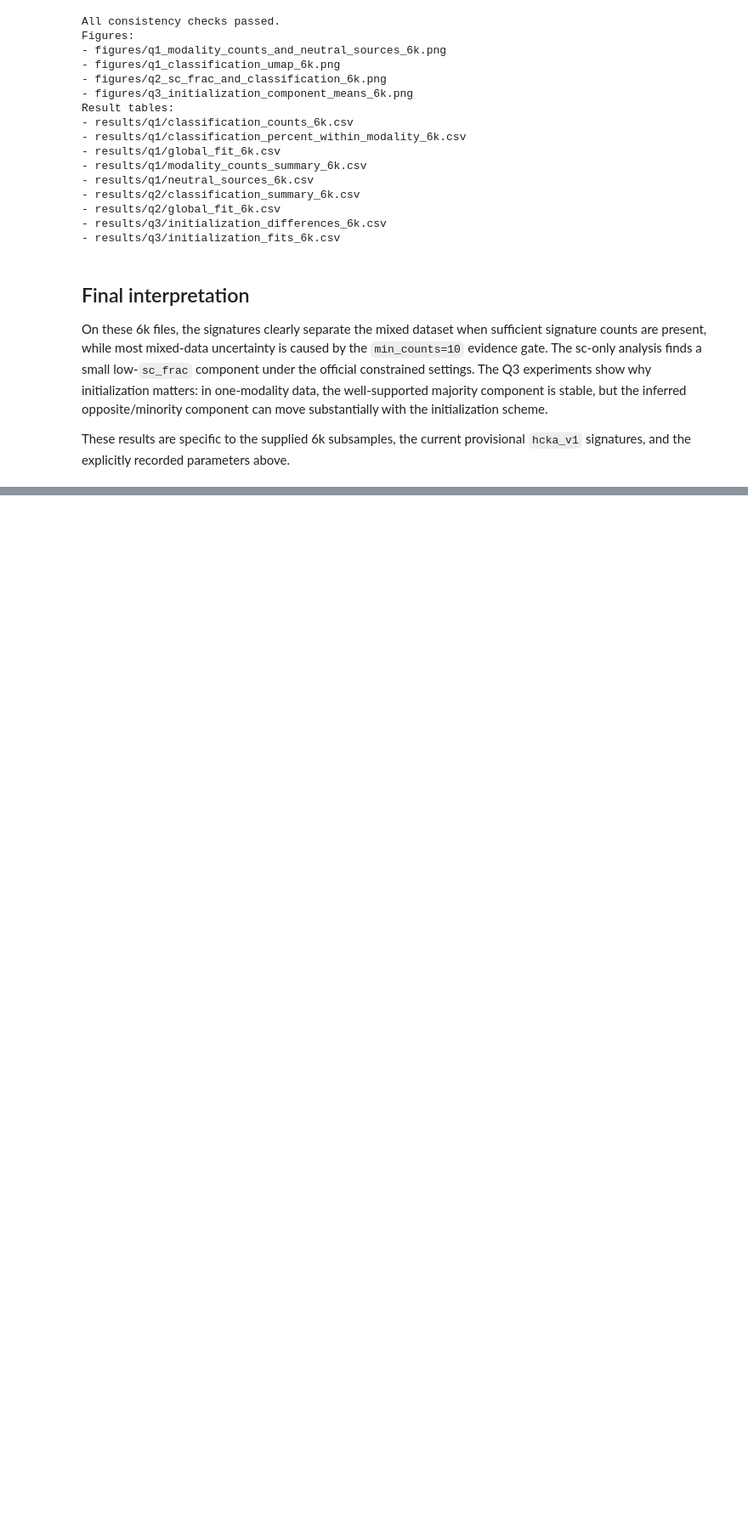
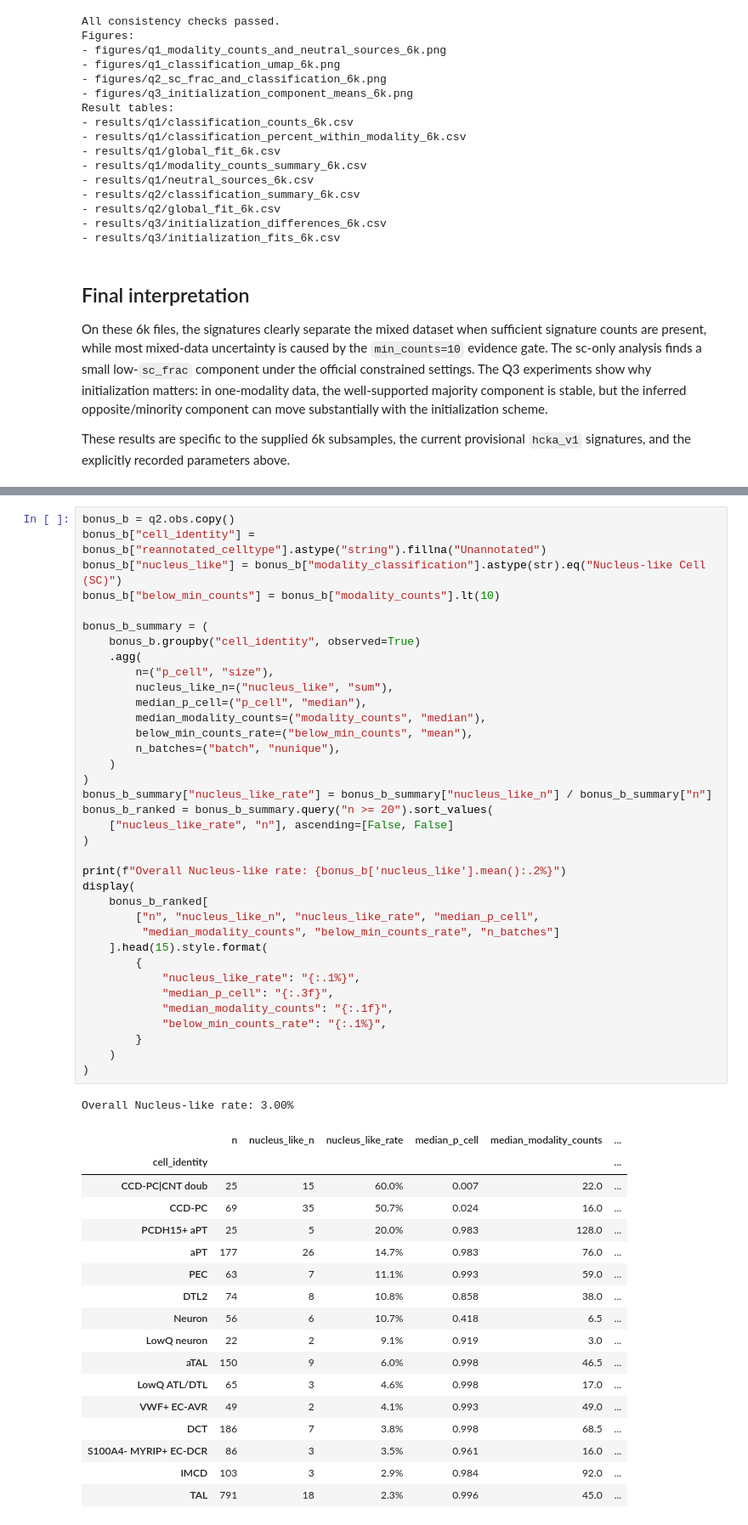
Before and after one commit to UnknownCreature0086/CellorNuc, a Jupyter notebook: notebook/CellorNuc_quiz_6k.ipynb, the cells around one changed output, grey strips where cells are left out. Shown at 85% size. Drawn from its saved outputs; the diff is of its cells as text; blank space fills up the shorter version.

```diff
--- a/notebook/CellorNuc_quiz_6k.ipynb
+++ b/notebook/CellorNuc_quiz_6k.ipynb
@@ -1255,0 +837,55 @@ Tables:
+# %%
+bonus_b = q2.obs.copy()
+bonus_b["cell_identity"] = bonus_b["reannotated_celltype"].astype("string").fillna("Unannotated")
+bonus_b["nucleus_like"] = bonus_b["modality_classification"].astype(str).eq("Nucleus-like Cell (SC)")
+bonus_b["below_min_counts"] = bonus_b["modality_counts"].lt(10)
+
+bonus_b_summary = (
+    bonus_b.groupby("cell_identity", observed=True)
+    .agg(
+        n=("p_cell", "size"),
+        nucleus_like_n=("nucleus_like", "sum"),
+        median_p_cell=("p_cell", "median"),
+        median_modality_counts=("modality_counts", "median"),
+        below_min_counts_rate=("below_min_counts", "mean"),
+        n_batches=("batch", "nunique"),
+    )
+)
+bonus_b_summary["nucleus_like_rate"] = bonus_b_summary["nucleus_like_n"] / bonus_b_summary["n"]
+bonus_b_ranked = bonus_b_summary.query("n >= 20").sort_values(
+    ["nucleus_like_rate", "n"], ascending=[False, False]
+)
+
+print(f"Overall Nucleus-like rate: {bonus_b['nucleus_like'].mean():.2%}")
+display(
+    bonus_b_ranked[
+        ["n", "nucleus_like_n", "nucleus_like_rate", "median_p_cell",
+         "median_modality_counts", "below_min_counts_rate", "n_batches"]
+    ].head(15).style.format(
+        {
+            "nucleus_like_rate": "{:.1%}",
+            "median_p_cell": "{:.3f}",
+            "median_modality_counts": "{:.1f}",
+            "below_min_counts_rate": "{:.1%}",
+        }
+    )
+)
+# %% [output]
+Overall Nucleus-like rate: 3.00%
+|  | n | nucleus_like_n | nucleus_like_rate | median_p_cell | median_modality_counts | ... |
+| cell_identity |  |  |  |  |  | ... |
+| CCD-PC|CNT doub | 25 | 15 | 60.0% | 0.007 | 22.0 | ... |
+| CCD-PC | 69 | 35 | 50.7% | 0.024 | 16.0 | ... |
+| PCDH15+ aPT | 25 | 5 | 20.0% | 0.983 | 128.0 | ... |
+| aPT | 177 | 26 | 14.7% | 0.983 | 76.0 | ... |
+| PEC | 63 | 7 | 11.1% | 0.993 | 59.0 | ... |
+| DTL2 | 74 | 8 | 10.8% | 0.858 | 38.0 | ... |
+| Neuron | 56 | 6 | 10.7% | 0.418 | 6.5 | ... |
+| LowQ neuron | 22 | 2 | 9.1% | 0.919 | 3.0 | ... |
+| aTAL | 150 | 9 | 6.0% | 0.998 | 46.5 | ... |
+| LowQ ATL/DTL | 65 | 3 | 4.6% | 0.998 | 17.0 | ... |
+| VWF+ EC-AVR | 49 | 2 | 4.1% | 0.993 | 49.0 | ... |
+| DCT | 186 | 7 | 3.8% | 0.998 | 68.5 | ... |
+| S100A4- MYRIP+ EC-DCR | 86 | 3 | 3.5% | 0.961 | 16.0 | ... |
+| IMCD | 103 | 3 | 2.9% | 0.984 | 92.0 | ... |
+| TAL | 791 | 18 | 2.3% | 0.996 | 45.0 | ... |
```
Also changed, not shown: parts of 25 cells of this notebook, 1 other file.
